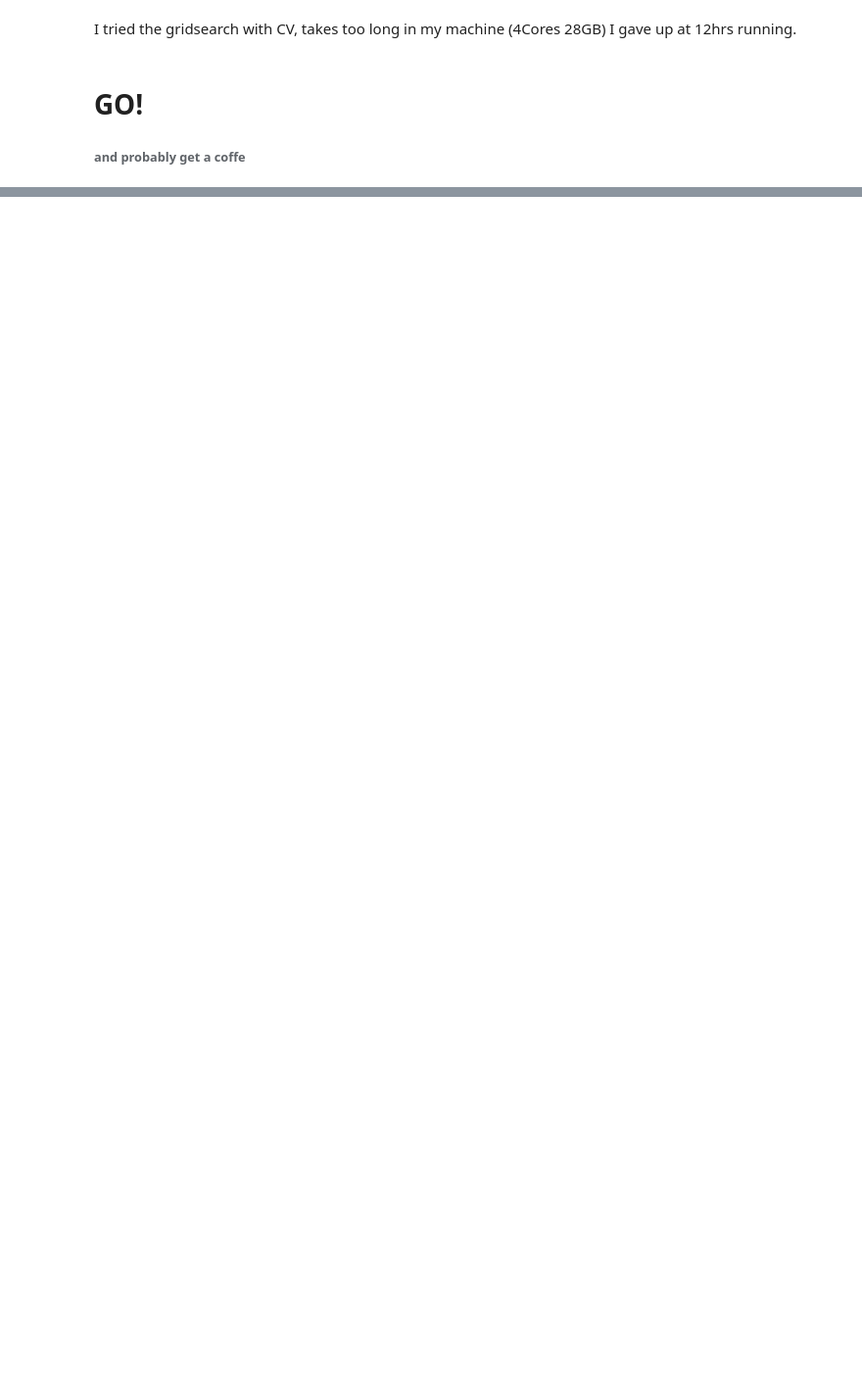
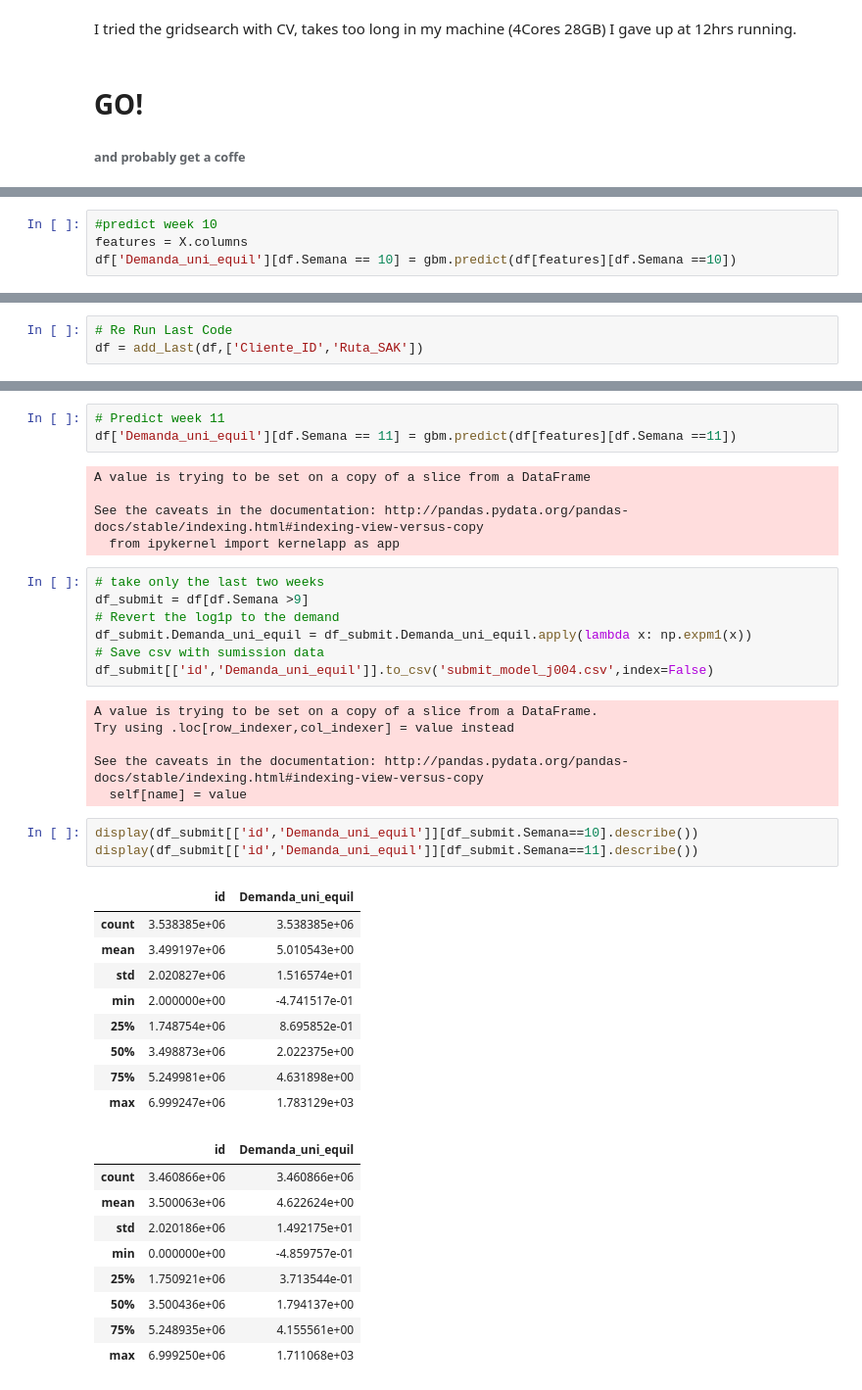
Before and after one commit to JHerna17/Bimbo-Kaggle-Competition, a Jupyter notebook: XGB Models vJ.ipynb, the cells around one changed output, grey strips where cells are left out. Shown at 98% size. Cells and saved outputs as stored; diff of their text form; blank space fills up the shorter version.

```diff
--- a/XGB Models vJ.ipynb
+++ b/XGB Models vJ.ipynb
@@ -233,0 +369,4 @@ display(grid_scores_)
+# %%
+#predict week 10
+features = X.columns
+df['Demanda_uni_equil'][df.Semana == 10] = gbm.predict(df[features][df.Semana ==10])
@@ -233,0 +378,3 @@ display(grid_scores_)
+# %%
+# Re Run Last Code
+df = add_Last(df,['Cliente_ID','Ruta_SAK'])
@@ -233,0 +399,43 @@ display(grid_scores_)
+# %%
+# Predict week 11
+df['Demanda_uni_equil'][df.Semana == 11] = gbm.predict(df[features][df.Semana ==11])
+# %% [output]
+A value is trying to be set on a copy of a slice from a DataFrame
+
+See the caveats in the documentation: http://pandas.pydata.org/pandas-docs/stable/indexing.html#indexing-view-versus-copy
+  from ipykernel import kernelapp as app
+# %%
+# take only the last two weeks
+df_submit = df[df.Semana >9]
+# Revert the log1p to the demand
+df_submit.Demanda_uni_equil = df_submit.Demanda_uni_equil.apply(lambda x: np.expm1(x))
+# Save csv with sumission data
+df_submit[['id','Demanda_uni_equil']].to_csv('submit_model_j004.csv',index=False)
+# %% [output]
+A value is trying to be set on a copy of a slice from a DataFrame.
+Try using .loc[row_indexer,col_indexer] = value instead
+
+See the caveats in the documentation: http://pandas.pydata.org/pandas-docs/stable/indexing.html#indexing-view-versus-copy
+  self[name] = value
+# %%
+display(df_submit[['id','Demanda_uni_equil']][df_submit.Semana==10].describe())
+display(df_submit[['id','Demanda_uni_equil']][df_submit.Semana==11].describe())
+# %% [output]
+|  | id | Demanda_uni_equil |
+| count | 3.538385e+06 | 3.538385e+06 |
+| mean | 3.499197e+06 | 5.010543e+00 |
+| std | 2.020827e+06 | 1.516574e+01 |
+| min | 2.000000e+00 | -4.741517e-01 |
+| 25% | 1.748754e+06 | 8.695852e-01 |
+| 50% | 3.498873e+06 | 2.022375e+00 |
+| 75% | 5.249981e+06 | 4.631898e+00 |
+| max | 6.999247e+06 | 1.783129e+03 |
+|  | id | Demanda_uni_equil |
+| count | 3.460866e+06 | 3.460866e+06 |
+| mean | 3.500063e+06 | 4.622624e+00 |
+| std | 2.020186e+06 | 1.492175e+01 |
+| min | 0.000000e+00 | -4.859757e-01 |
+| 25% | 1.750921e+06 | 3.713544e-01 |
+| 50% | 3.500436e+06 | 1.794137e+00 |
+| 75% | 5.248935e+06 | 4.155561e+00 |
+| max | 6.999250e+06 | 1.711068e+03 |
```
Also changed, not shown: parts of 14 cells of this notebook, 1 other file.
